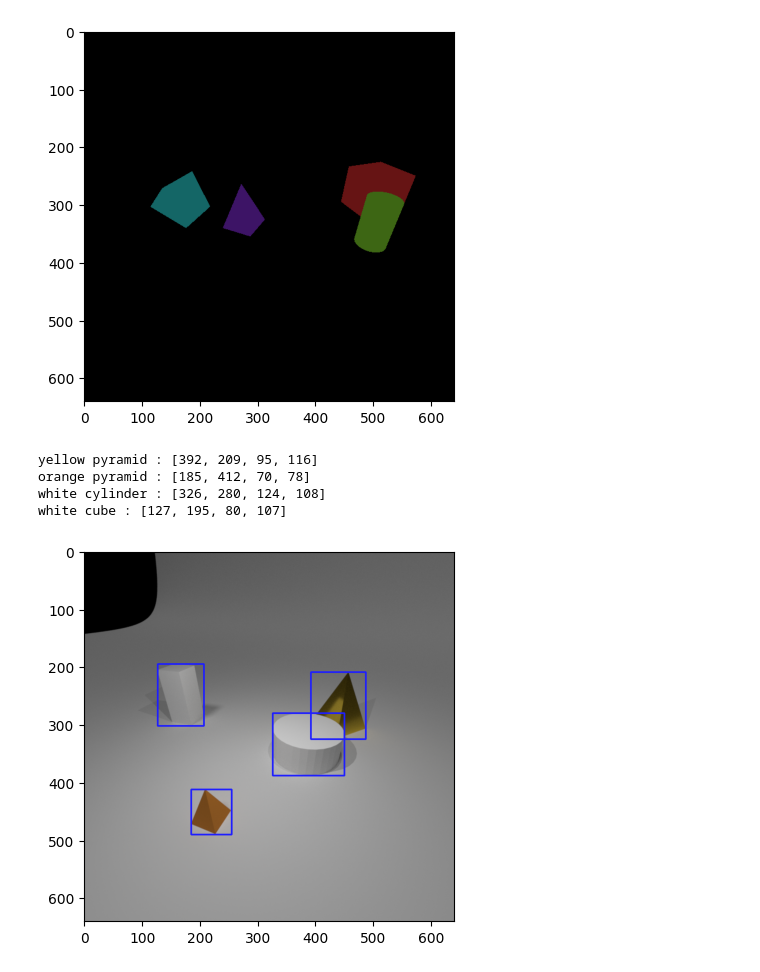
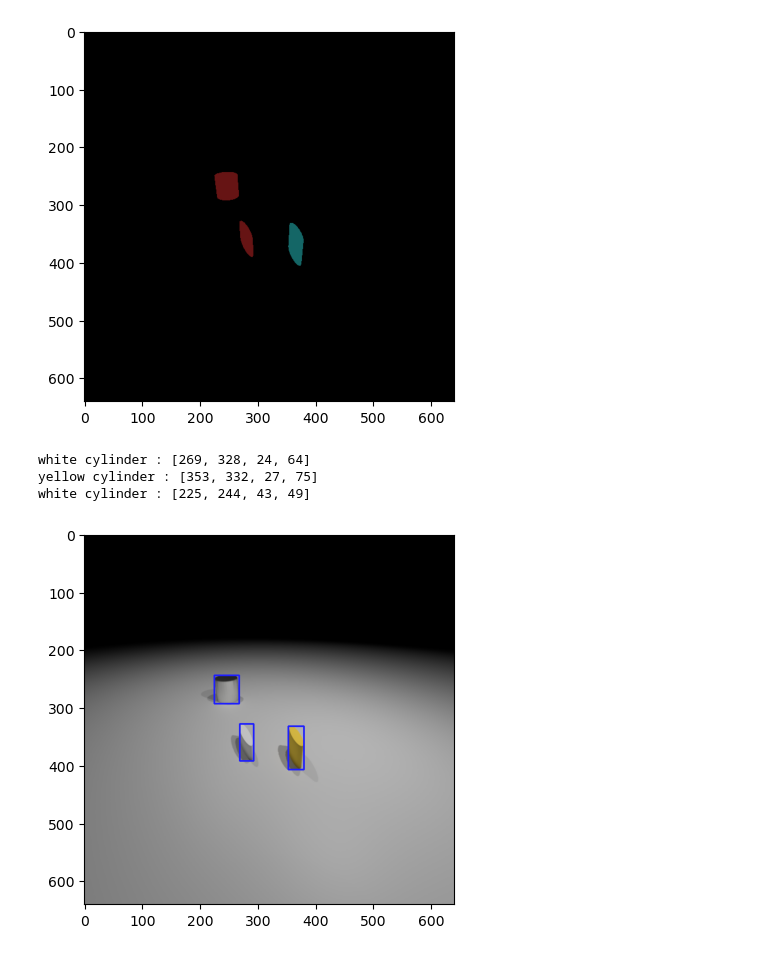
Before and after one commit to M4tt3/SSHAPE_Dataset_generator, a Jupyter notebook: dataset_testing.ipynb, the cells around one changed output. Saved outputs shown, nothing was run; the diff lists cells and outputs as text; code cells hidden in the pictures.

```diff
--- a/dataset_testing.ipynb
+++ b/dataset_testing.ipynb
@@ -4,7 +4,7 @@ import matplotlib.pyplot as plt
 import numpy as np
 
 annotations = None
-annotations_path = "./output/train/train_annotations.json"
+annotations_path = "./dataset/output/train/train_annotations.json"
 
 with open(annotations_path) as f:
     annotations = json.load(f)
@@ -22,7 +22,7 @@ def search(list, **kwargs):
 # %%
 import colorsys
 
-def visualize_bounding_boxes(img_id, dataset_dir="./output"):
+def visualize_bounding_boxes(img_id, dataset_dir="./dataset/output"):
     img_anns = search(annotations["annotations"], image_id=img_id)
     img_info = search(annotations["images"], id=img_id)[0]
 
@@ -81,7 +81,7 @@ def generate_colors(number):
 
 
 
-def visualize_segmentation(img_id, dataset_dir="./output"):
+def visualize_segmentation(img_id, dataset_dir="./dataset/output"):
     img_anns = search(annotations["annotations"], image_id=img_id)
     img_info = search(annotations["images"], id=img_id)[0]
 
@@ -98,12 +98,11 @@ def visualize_segmentation(img_id, dataset_dir="./output"):
 # %%
 visualize_segmentation(4)
 # %% [output]
-[figure, old version]
+[figure, new version]
 # %%
-visualize_bounding_boxes(0)
+visualize_bounding_boxes(4)
 # %% [output]
-yellow pyramid : [392, 209, 95, 116]
-orange pyramid : [185, 412, 70, 78]
-white cylinder : [326, 280, 124, 108]
-white cube : [127, 195, 80, 107]
+white cylinder : [269, 328, 24, 64]
+yellow cylinder : [353, 332, 27, 75]
+white cylinder : [225, 244, 43, 49]
-[figure, old version]
+[figure, new version]
```
Also changed, not shown: 31 other files.
